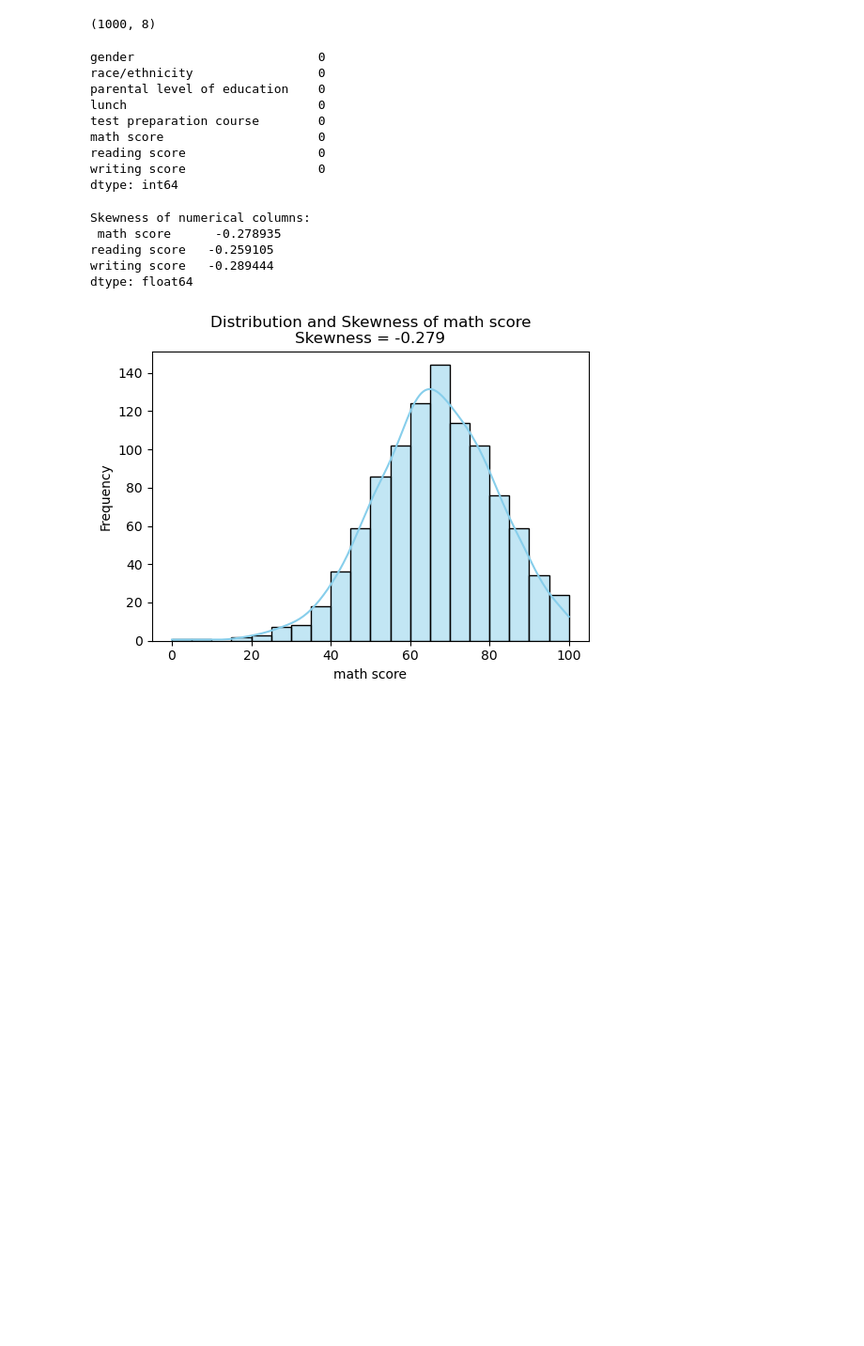
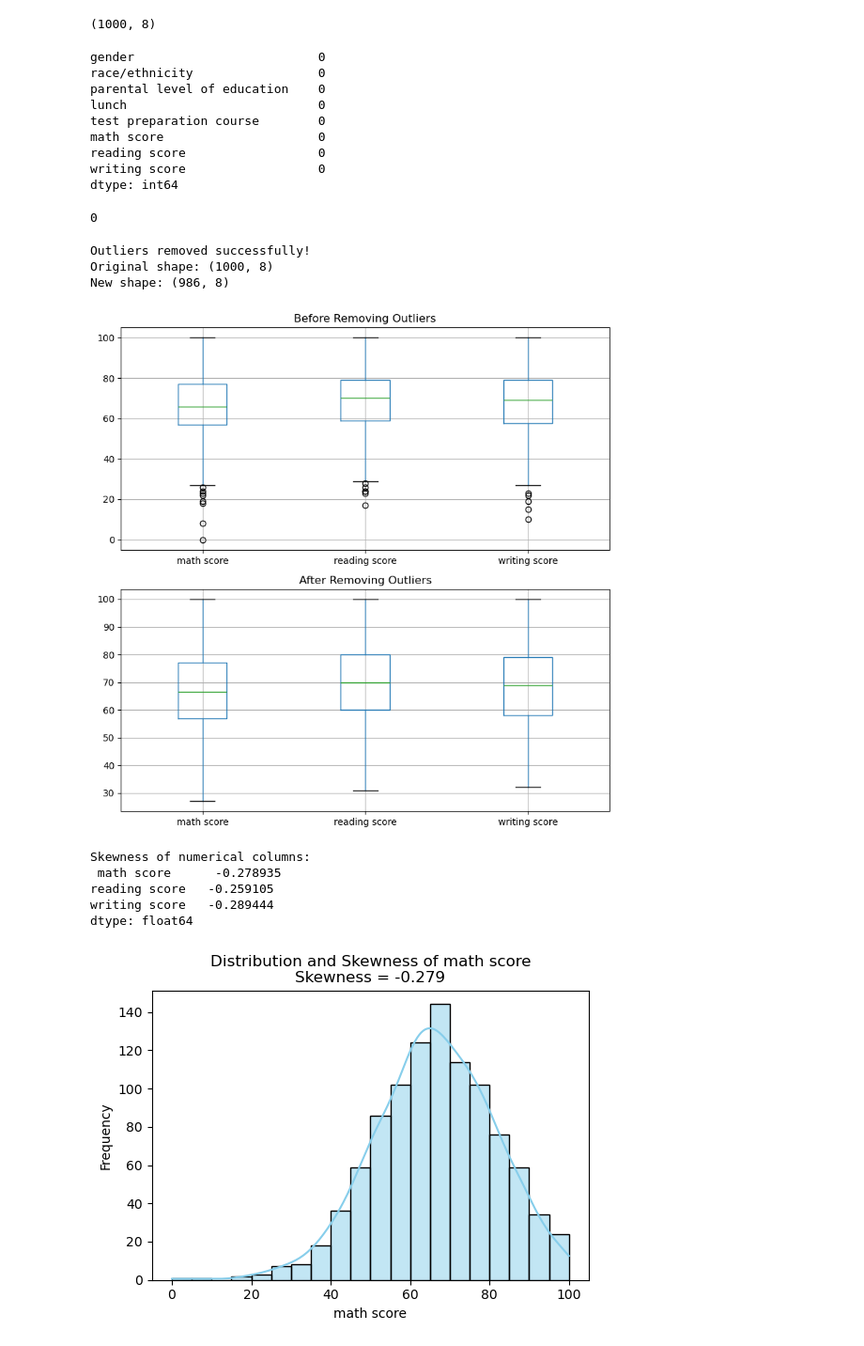
Before and after one commit to Nandhanaa-Mathesvaran/student-exam-prediction, a Jupyter notebook: studentsperformance.ipynb, the cells around one changed output. Shown at 94% size. Drawn from its saved outputs; the diff is of its cells as text; code cells hidden in the pictures; blank space fills up the shorter version.

```diff
--- a/studentsperformance.ipynb
+++ b/studentsperformance.ipynb
@@ -35,6 +35,45 @@ math score                     0
 reading score                  0
 writing score                  0
 dtype: int64
+# %%
+print(df.duplicated().sum())
+# %% [output]
+0
+# %%
+
+numeric_cols = ['math score', 'reading score', 'writing score']
+
+df_clean = df.copy()
+for col in numeric_cols:
+    Q1 = df_clean[col].quantile(0.25)
+    Q3 = df_clean[col].quantile(0.75)
+    IQR = Q3 - Q1
+    lower_bound = Q1 - 1.5 * IQR
+    upper_bound = Q3 + 1.5 * IQR
+
+    df_clean = df_clean[(df_clean[col] >= lower_bound) & (df_clean[col] <= upper_bound)]
+
+print("Outliers removed successfully!")
+print(f"Original shape: {df.shape}")
+print(f"New shape: {df_clean.shape}")
+# %% [output]
+Outliers removed successfully!
+Original shape: (1000, 8)
+New shape: (986, 8)
+# %%
+import matplotlib.pyplot as plt
+
+fig, axes = plt.subplots(2, 1, figsize=(8,8))
+df[numeric_cols].boxplot(ax=axes[0])
+axes[0].set_title("Before Removing Outliers")
+
+df_clean[numeric_cols].boxplot(ax=axes[1])
+axes[1].set_title("After Removing Outliers")
+
+plt.tight_layout()
+plt.show()
+# %% [output]
+[figure, added]
 # %%
 
 columns = ['math score', 'reading score', 'writing score']
```
Also changed, not shown: parts of 3 cells of this notebook.
